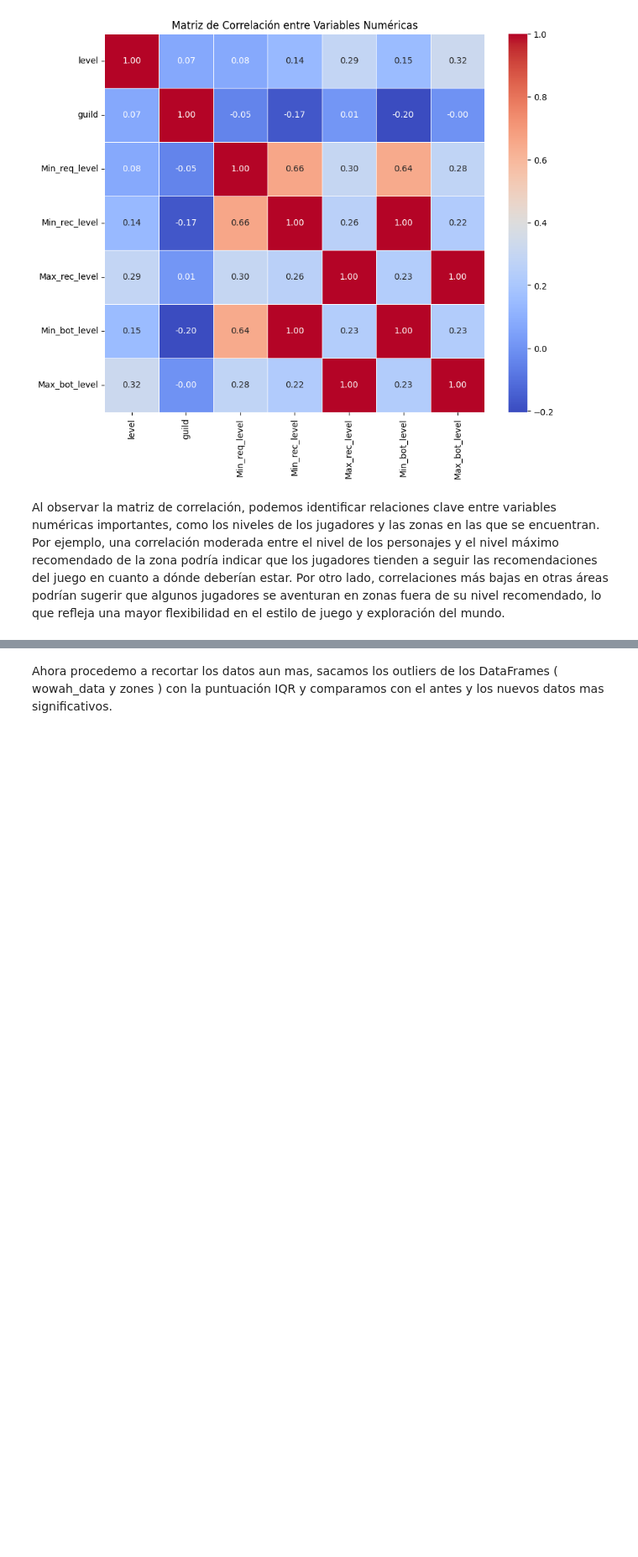
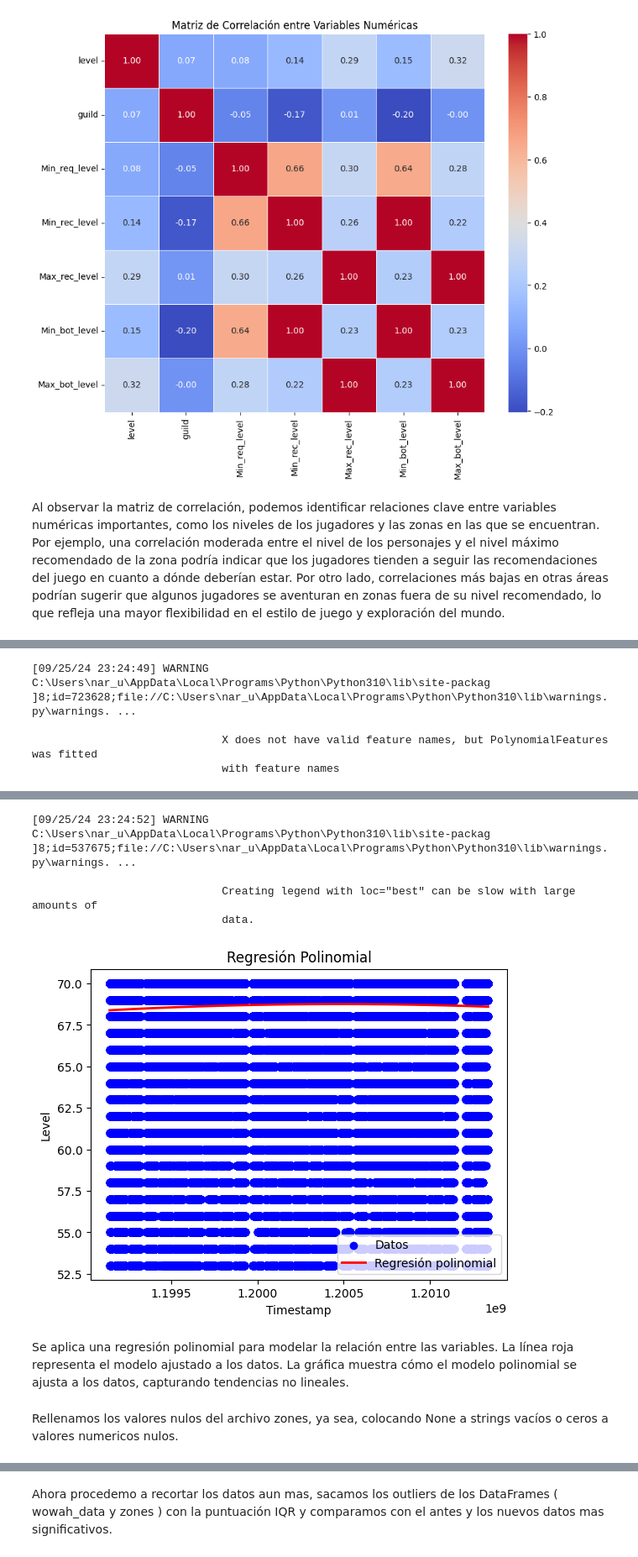
Before and after one commit to Andresilvampuero/machinwow, a Jupyter notebook: wow/notebooks/Exploracion.ipynb, the cells around one changed output, grey strips where cells are left out. Shown: that part at 84% size. Drawn from its saved outputs; the diff is of its cells as text; code cells hidden in the pictures; blank space fills up the shorter version.

```diff
--- a/wow/notebooks/Exploracion.ipynb
+++ b/wow/notebooks/Exploracion.ipynb
@@ -346,0 +377,6 @@ Quinto recortamos los outliners de wowah_data con niveles menores a 3
+# %%
+wowah_data['timestamp'] = pd.to_datetime(wowah_data['timestamp'], format='%m/%d/%y %H:%M:%S')
+
+wowah_data['timestamp'] = wowah_data['timestamp'].astype('int64') // 10**9
+
+print(wowah_data['timestamp'].head())
@@ -346,0 +437,35 @@ Quinto recortamos los outliners de wowah_data con niveles menores a 3
+# %%
+# Selecciona la característica y el objetivo
+X = wowah_data[['timestamp']]
+y = wowah_data['level']
+
+# Crear un pipeline que incluya la generación de características polinomiales y la regresión lineal
+degree = 3  # Puedes ajustar el grado del polinomio
+model = make_pipeline(
+  PolynomialFeatures(degree=degree, include_bias=False),
+  LinearRegression()
+)
+
+# Dividir los datos en conjuntos de entrenamiento y prueba
+X_train, X_test, y_train, y_test = train_test_split(X, y, test_size=0.2, random_state=42)
+
+# Entrenar el modelo
+model.fit(X_train, y_train)
+
+# Predicciones para la gráfica
+X_plot = np.linspace(X['timestamp'].min(), X['timestamp'].max(), 100).reshape(-1, 1)
+y_plot = model.predict(X_plot)
+
+# Graficar
+plt.scatter(X, y, color='blue', label='Datos')
+plt.plot(X_plot, y_plot, color='red', linewidth=2, label='Regresión polinomial')
+plt.xlabel('Timestamp')
+plt.ylabel('Level')
+plt.title('Regresión Polinomial')
+plt.legend()
+plt.show()
+# %% [output]
+[09/25/24 23:24:49] WARNING  C:\Users\nar_u\AppData\Local\Programs\Python\Python310\lib\site-packag ]8;id=723628;file://C:\Users\nar_u\AppData\Local\Programs\Python\Python310\lib\warnings.py\warnings. ...
+
+                             X does not have valid feature names, but PolynomialFeatures was fitted
+                             with feature names
@@ -347,6 +473,15 @@ Quinto recortamos los outliners de wowah_data con niveles menores a 3
+[09/25/24 23:24:52] WARNING  C:\Users\nar_u\AppData\Local\Programs\Python\Python310\lib\site-packag ]8;id=537675;file://C:\Users\nar_u\AppData\Local\Programs\Python\Python310\lib\warnings.py\warnings. ...
+
+                             Creating legend with loc="best" can be slow with large amounts of
+                             data.
+[figure, added]
+# %% [markdown]
+Se aplica una regresión polinomial para modelar la relación entre las variables. La línea roja representa el modelo ajustado a los datos. La gráfica muestra cómo el modelo polinomial se ajusta a los datos, capturando tendencias no lineales.
 # %%
 diccionario = {'Subzone':'None','Size':0,'Area':'None','Zone':'None','Min_rec_level':0,'Max_rec_level':0,'Min_bot_level':0,'Max_bot_level':0, }
 zones = zones.fillna(diccionario)
+# %% [markdown]
+Rellenamos los valores nulos del archivo zones, ya sea, colocando None a strings vacíos o ceros a valores numericos nulos.
 # %%
 zones['Min_rec_level'] = zones['Min_rec_level'].astype(int)
 zones['Max_rec_level'] = zones['Max_rec_level'].astype(int)
```
Also changed, not shown: parts of 22 cells of this notebook.
